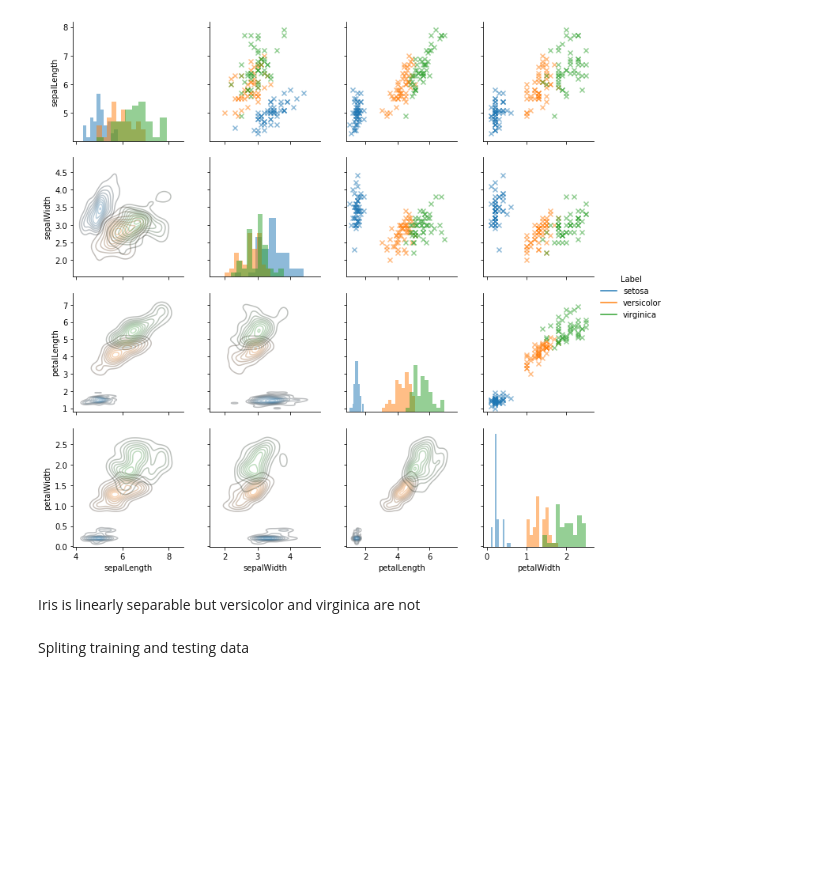
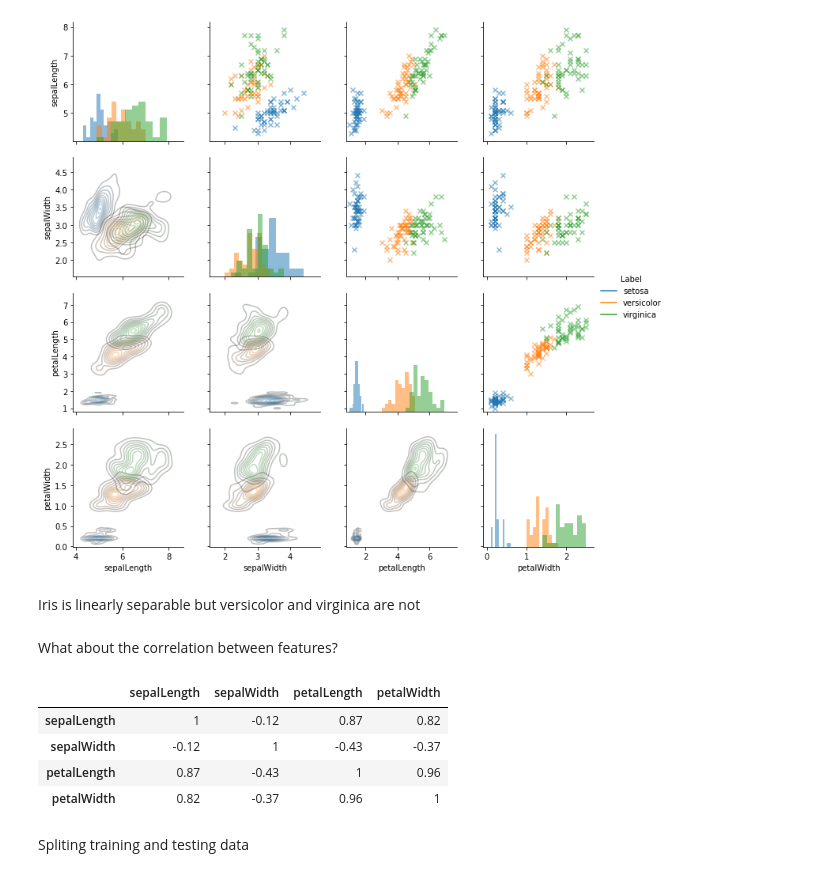
Before and after one commit to reality666/amateur-machine, a Jupyter notebook: Iris clustering.ipynb, the cells around one changed output. Cells and saved outputs as stored; diff of their text form; code cells hidden in the pictures; blank space fills up the shorter version.

Commit message:
Added correlation matrix

```diff
--- a/Iris clustering.ipynb
+++ b/Iris clustering.ipynb
@@ -92,6 +92,17 @@ g.add_legend()
 [figure]
 # %% [markdown]
 Iris is linearly separable but versicolor and virginica are not
+# %% [markdown]
+What about the correlation between features?
+# %%
+corr = df.corr()
+corr.style.background_gradient(cmap = 'coolwarm').set_precision(2)
+# %% [output]
+|  | sepalLength | sepalWidth | petalLength | petalWidth |
+| sepalLength | 1 | -0.12 | 0.87 | 0.82 |
+| sepalWidth | -0.12 | 1 | -0.43 | -0.37 |
+| petalLength | 0.87 | -0.43 | 1 | 0.96 |
+| petalWidth | 0.82 | -0.37 | 0.96 | 1 |
 # %% [markdown]
 Spliting training and testing data
 # %%
```
